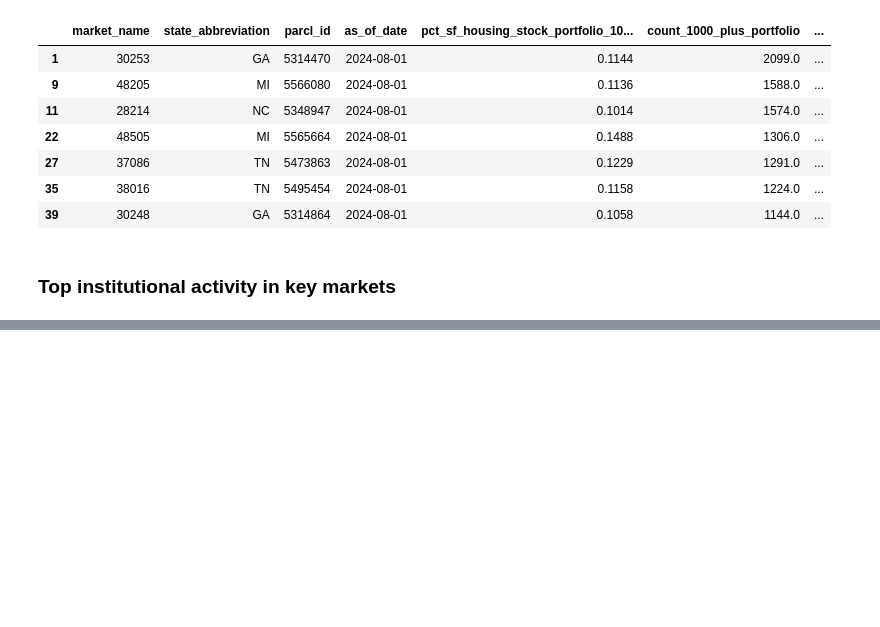
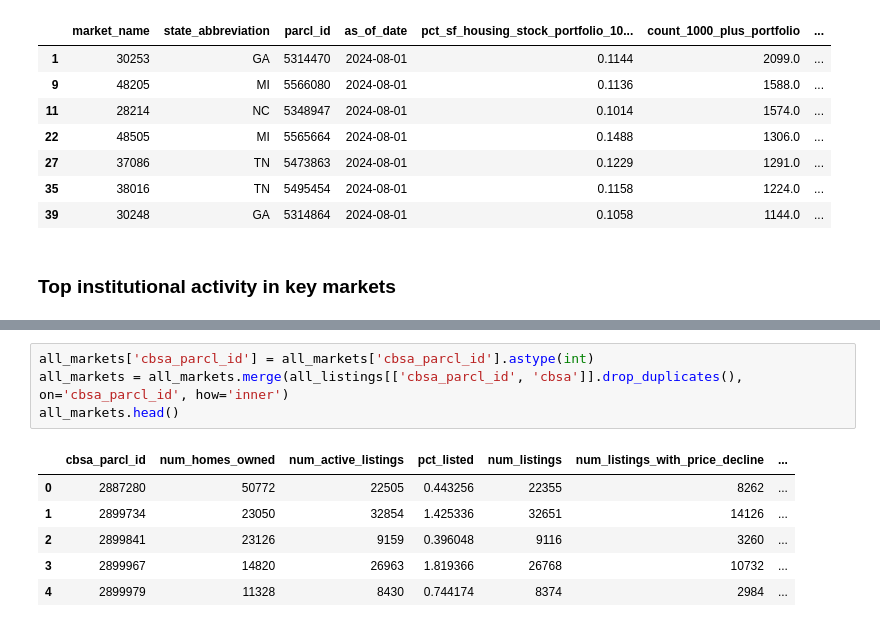
Before and after one commit to ParclLabs/parcllabs-cookbook, a Jupyter notebook: examples/experimental/supply_and_demand/wip_who_is_providing_supply_v2.ipynb, the cells around one changed output, grey strips where cells are left out. Saved outputs shown, nothing was run; the diff lists cells and outputs as text; blank space fills up the shorter version.

```diff
--- a/examples/experimental/supply_and_demand/wip_who_is_providing_supply_v2.ipynb
+++ b/examples/experimental/supply_and_demand/wip_who_is_providing_supply_v2.ipynb
@@ -824,0 +882,11 @@ market_homes_owned_pivot.to_csv(f'{output_dir}/top10cbsa_institutional_investor_
+# %%
+all_markets['cbsa_parcl_id'] = all_markets['cbsa_parcl_id'].astype(int)
+all_markets = all_markets.merge(all_listings[['cbsa_parcl_id', 'cbsa']].drop_duplicates(), on='cbsa_parcl_id', how='inner')
+all_markets.head()
+# %% [output]
+|  | cbsa_parcl_id | num_homes_owned | num_active_listings | pct_listed | num_listings | num_listings_with_price_decline | ... |
+| 0 | 2887280 | 50772 | 22505 | 0.443256 | 22355 | 8262 | ... |
+| 1 | 2899734 | 23050 | 32854 | 1.425336 | 32651 | 14126 | ... |
+| 2 | 2899841 | 23126 | 9159 | 0.396048 | 9116 | 3260 | ... |
+| 3 | 2899967 | 14820 | 26963 | 1.819366 | 26768 | 10732 | ... |
+| 4 | 2899979 | 11328 | 8430 | 0.744174 | 8374 | 2984 | ... |
```
Also changed, not shown: parts of 28 cells of this notebook.
